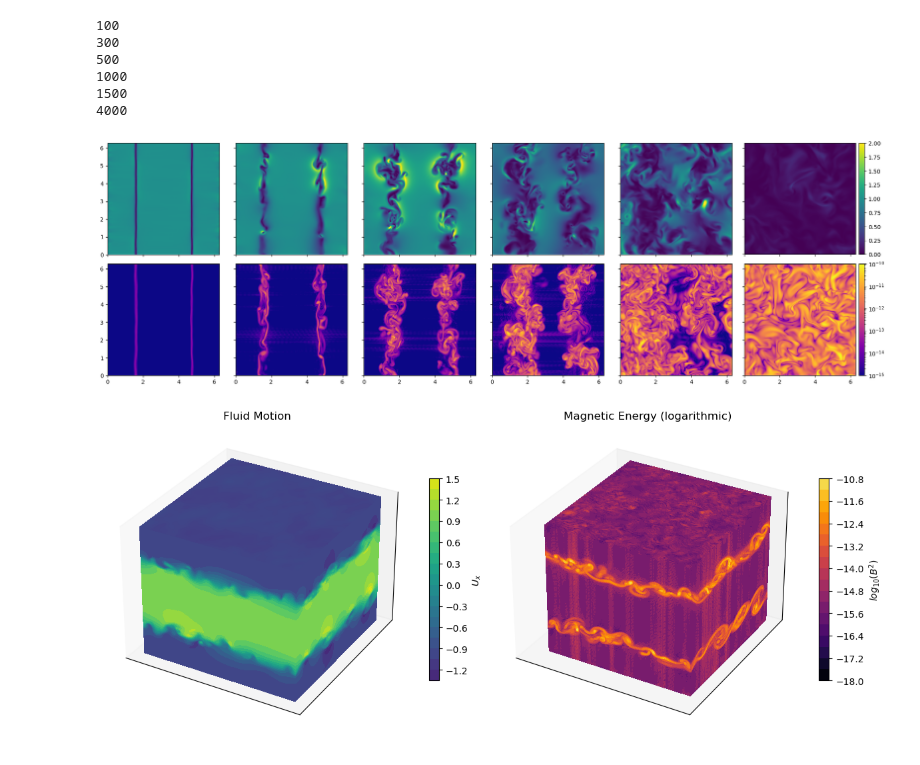
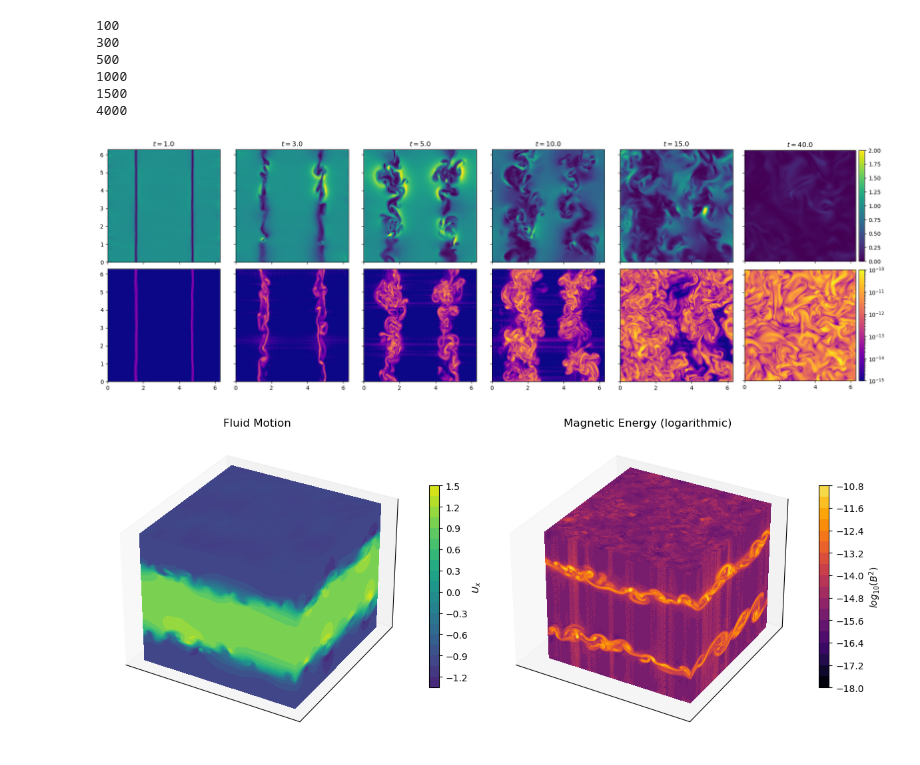
Before and after one commit to ben-goldman/khmhd, a Jupyter notebook: src/plot_slices1.ipynb, the cells around one changed output. Drawn from its saved outputs; the diff is of its cells as text; code cells hidden in the pictures.

```diff
--- a/src/plot_slices1.ipynb
+++ b/src/plot_slices1.ipynb
@@ -12,35 +12,36 @@ extent = (0, 2*np.pi, 0, 2*np.pi)
 # %%
 tmin = 500
 tmax = 5000
 u2min = 0
 b2min = 1e-15
 u2max = 2
 b2max = 1e-10
-fig, axs = plt.subplots(nrows=2, ncols=len(ts), figsize=(20, 6.35), sharey=True, sharex=True)
+fig, axs = plt.subplots(nrows=2, ncols=len(ts), figsize=(20, 6.5), sharey=True, sharex=True)
 for (i, t) in enumerate(ts):
     print(t)
     u2 = f[f"UB0/3D/{t}"][:]**2 + f[f"UB1/3D/{t}"][:]**2 + f[f"UB2/3D/{t}"][:]**2
     b2 = f[f"UB3/3D/{t}"][:]**2 + f[f"UB4/3D/{t}"][:]**2 + f[f"UB5/3D/{t}"][:]**2
     c1 = axs[0, i].imshow(u2[128, :, :], extent=extent, norm=colors.Normalize(vmin=u2min, vmax=u2max))
     c2 = axs[1, i].imshow(b2[128, :, :], extent=extent, norm=colors.LogNorm(vmin=b2min, vmax=b2max), cmap="plasma")
+    axs[0, i].set_title(f"$t={t * 0.01}$")
 
 d1 = make_axes_locatable(axs[0, -1])
 d2 = make_axes_locatable(axs[1, -1])
 cax1 = d1.append_axes("right", "5%", pad="3%")
 cax2 = d2.append_axes("right", "5%", pad="3%")
 fig.colorbar(c1, cax=cax1)
 fig.colorbar(c2, cax=cax2)
 fig.tight_layout()
 plt.savefig("images.png")
 plt.show()
 # %% [output]
 100
 300
 500
 1000
 1500
 4000
-[figure, old version]
+[figure, new version]
 # %%
 Nx, Ny, Nz = 256, 256, 256
 X, Y, Z = np.meshgrid(np.arange(Nx), np.arange(Ny), -np.arange(Nz))
```
Also changed, not shown: parts of 1 cell of this notebook, 1 other file.
